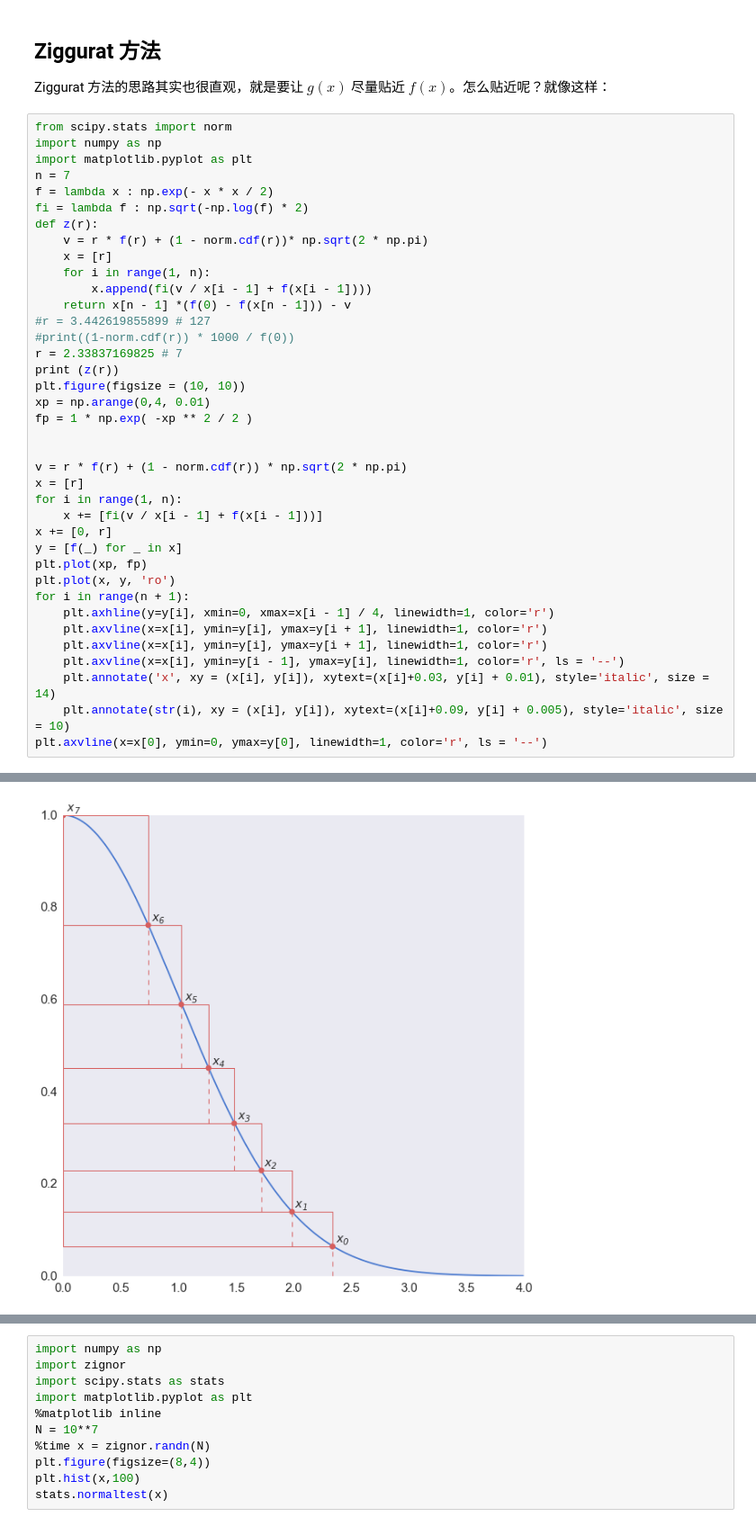
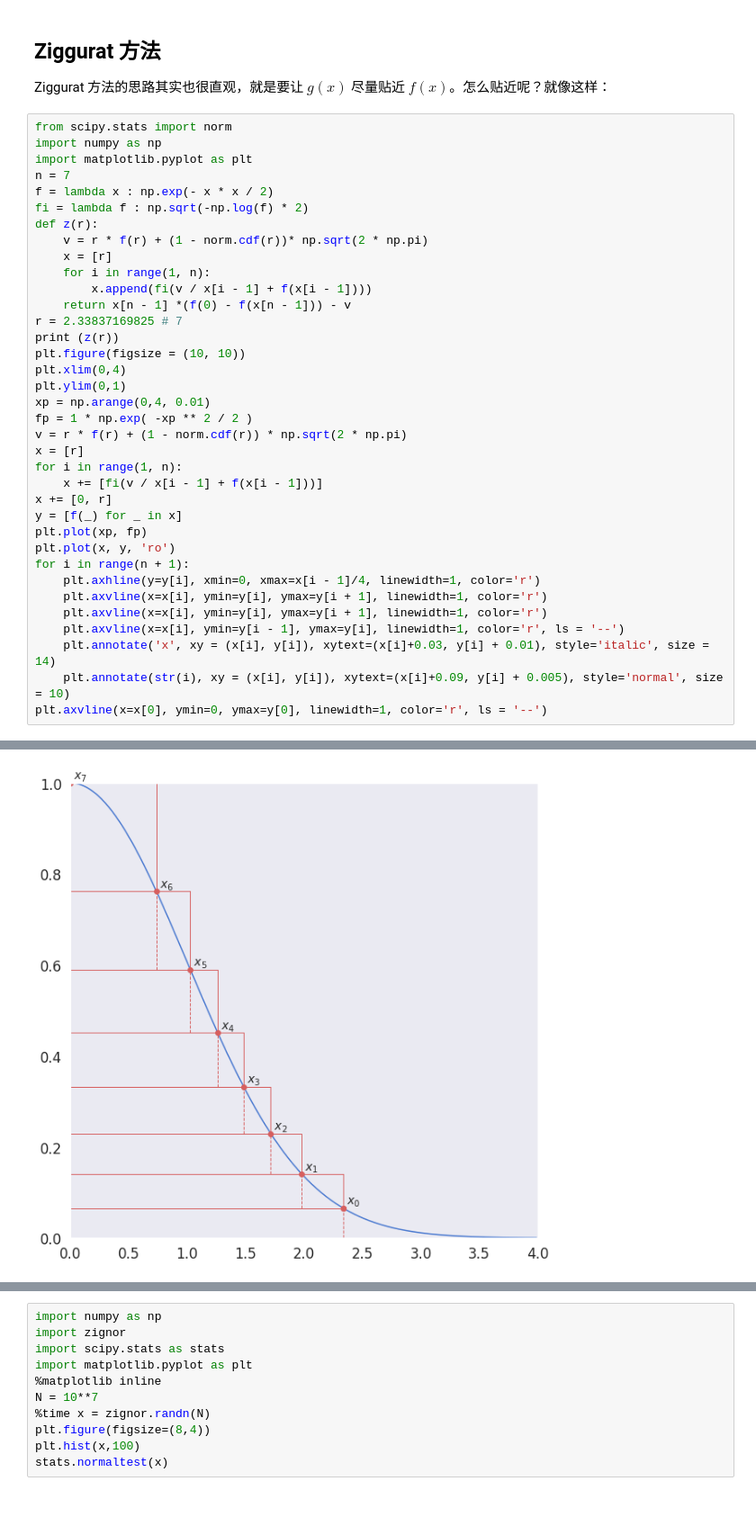
Before and after one commit to jameslao/Algorithmic-Pearls, a Jupyter notebook: Normal.ipynb, the cells around one changed output, grey strips where cells are left out. Shown: that part at 90% size. Drawn from its saved outputs; the diff is of its cells as text.

```diff
--- a/Normal.ipynb
+++ b/Normal.ipynb
@@ -279,15 +283,13 @@ def z(r):
     for i in range(1, n):
         x.append(fi(v / x[i - 1] + f(x[i - 1])))
     return x[n - 1] *(f(0) - f(x[n - 1])) - v
-#r = 3.442619855899 # 127
-#print((1-norm.cdf(r)) * 1000 / f(0))
 r = 2.33837169825 # 7
 print (z(r))
 plt.figure(figsize = (10, 10))
+plt.xlim(0,4)
+plt.ylim(0,1)
 xp = np.arange(0,4, 0.01)
 fp = 1 * np.exp( -xp ** 2 / 2 )
-
-
 v = r * f(r) + (1 - norm.cdf(r)) * np.sqrt(2 * np.pi)
 x = [r]
 for i in range(1, n):
@@ -297,11 +299,11 @@ y = [f(_) for _ in x]
 plt.plot(xp, fp)
 plt.plot(x, y, 'ro')
 for i in range(n + 1):
-    plt.axhline(y=y[i], xmin=0, xmax=x[i - 1] / 4, linewidth=1, color='r')
+    plt.axhline(y=y[i], xmin=0, xmax=x[i - 1]/4, linewidth=1, color='r')
     plt.axvline(x=x[i], ymin=y[i], ymax=y[i + 1], linewidth=1, color='r')
     plt.axvline(x=x[i], ymin=y[i], ymax=y[i + 1], linewidth=1, color='r')
     plt.axvline(x=x[i], ymin=y[i - 1], ymax=y[i], linewidth=1, color='r', ls = '--')
     plt.annotate('x', xy = (x[i], y[i]), xytext=(x[i]+0.03, y[i] + 0.01), style='italic', size = 14)
-    plt.annotate(str(i), xy = (x[i], y[i]), xytext=(x[i]+0.09, y[i] + 0.005), style='italic', size = 10)
+    plt.annotate(str(i), xy = (x[i], y[i]), xytext=(x[i]+0.09, y[i] + 0.005), style='normal', size = 10)
 plt.axvline(x=x[0], ymin=0, ymax=y[0], linewidth=1, color='r', ls = '--')
 # %% [output]
@@ -309,5 +311,5 @@ plt.axvline(x=x[0], ymin=0, ymax=y[0], linewidth=1, color='r', ls = '--')
 <matplotlib.lines.Line2D at 0x...>
-[figure, old version]
+[figure, new version]
 # %% [markdown]
 是不是像一个有阶梯的金字塔？Ziggurat 这个词最初是说苏美尔人建的金字塔，但是其实玛雅人造的那个奇琴伊察的金字塔看起来也差不多……我前两年去的时候还画了一幅画就像这样
 
```
Also changed, not shown: parts of 11 cells of this notebook, 3 other files.
